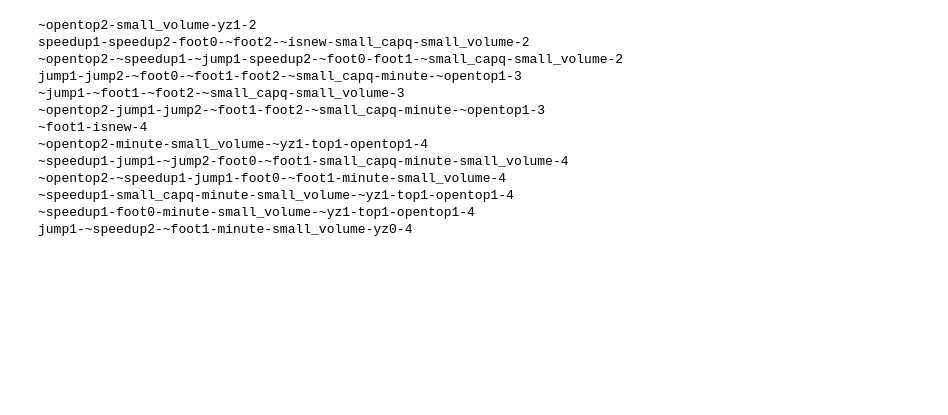
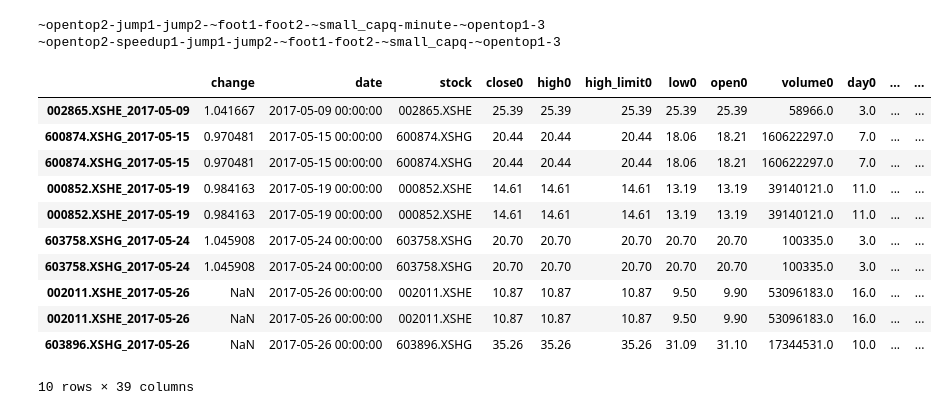
Before and after one commit to StockFucker/top, a Jupyter notebook: 回测.ipynb, the cells around one changed output. Cells and saved outputs as stored; diff of their text form; code cells hidden in the pictures; blank space fills up the shorter version.

```diff
--- a/回测.ipynb
+++ b/回测.ipynb
@@ -8,24 +8,28 @@ for filters in filterss:
     for filter_key in filters:
         to_filter = getFilter(filter_key,True) & ~yz2
         sub_df = data_df[to_filter]
-        if len(sub_df) > 0:
+        if len(sub_df) > 0 and "002011.XSHE_2017-05-26" in list(sub_df.index):
             print filter_key
         dfs.append(sub_df)
 df = pd.concat(dfs)
 # %% [output]
-~opentop2-small_volume-yz1-2
-speedup1-speedup2-foot0-~foot2-~isnew-small_capq-small_volume-2
-~opentop2-~speedup1-~jump1-speedup2-~foot0-foot1-~small_capq-small_volume-2
-jump1-jump2-~foot0-~foot1-foot2-~small_capq-minute-~opentop1-3
-~jump1-~foot1-~foot2-~small_capq-small_volume-3
 ~opentop2-jump1-jump2-~foot1-foot2-~small_capq-minute-~opentop1-3
-~foot1-isnew-4
-~opentop2-minute-small_volume-~yz1-top1-opentop1-4
-~speedup1-jump1-~jump2-foot0-~foot1-small_capq-minute-small_volume-4
-~opentop2-~speedup1-jump1-foot0-~foot1-minute-small_volume-4
-~speedup1-small_capq-minute-small_volume-~yz1-top1-opentop1-4
-~speedup1-foot0-minute-small_volume-~yz1-top1-opentop1-4
-jump1-~speedup2-~foot1-minute-small_volume-yz0-4
+~opentop2-speedup1-jump1-jump2-~foot1-foot2-~small_capq-~opentop1-3
+# %%
+df.sort(["date"]).tail(10)
+# %% [output]
+|  | change | date | stock | close0 | high0 | high_limit0 | low0 | open0 | volume0 | day0 | ... | ... |
+| 002865.XSHE_2017-05-09 | 1.041667 | 2017-05-09 00:00:00 | 002865.XSHE | 25.39 | 25.39 | 25.39 | 25.39 | 25.39 | 58966.0 | 3.0 | ... | ... |
+| 600874.XSHG_2017-05-15 | 0.970481 | 2017-05-15 00:00:00 | 600874.XSHG | 20.44 | 20.44 | 20.44 | 18.06 | 18.21 | 160622297.0 | 7.0 | ... | ... |
+| 600874.XSHG_2017-05-15 | 0.970481 | 2017-05-15 00:00:00 | 600874.XSHG | 20.44 | 20.44 | 20.44 | 18.06 | 18.21 | 160622297.0 | 7.0 | ... | ... |
+| 000852.XSHE_2017-05-19 | 0.984163 | 2017-05-19 00:00:00 | 000852.XSHE | 14.61 | 14.61 | 14.61 | 13.19 | 13.19 | 39140121.0 | 11.0 | ... | ... |
+| 000852.XSHE_2017-05-19 | 0.984163 | 2017-05-19 00:00:00 | 000852.XSHE | 14.61 | 14.61 | 14.61 | 13.19 | 13.19 | 39140121.0 | 11.0 | ... | ... |
+| 603758.XSHG_2017-05-24 | 1.045908 | 2017-05-24 00:00:00 | 603758.XSHG | 20.70 | 20.70 | 20.70 | 20.70 | 20.70 | 100335.0 | 3.0 | ... | ... |
+| 603758.XSHG_2017-05-24 | 1.045908 | 2017-05-24 00:00:00 | 603758.XSHG | 20.70 | 20.70 | 20.70 | 20.70 | 20.70 | 100335.0 | 3.0 | ... | ... |
+| 002011.XSHE_2017-05-26 | NaN | 2017-05-26 00:00:00 | 002011.XSHE | 10.87 | 10.87 | 10.87 | 9.50 | 9.90 | 53096183.0 | 16.0 | ... | ... |
+| 002011.XSHE_2017-05-26 | NaN | 2017-05-26 00:00:00 | 002011.XSHE | 10.87 | 10.87 | 10.87 | 9.50 | 9.90 | 53096183.0 | 16.0 | ... | ... |
+| 603896.XSHG_2017-05-26 | NaN | 2017-05-26 00:00:00 | 603896.XSHG | 35.26 | 35.26 | 35.26 | 31.09 | 31.10 | 17344531.0 | 10.0 | ... | ... |
+10 rows × 39 columns
 # %%
 df = df.sort_values("minute")
 df = df.groupby("date").first()
```
Also changed, not shown: parts of 11 cells of this notebook, 15 other files.
